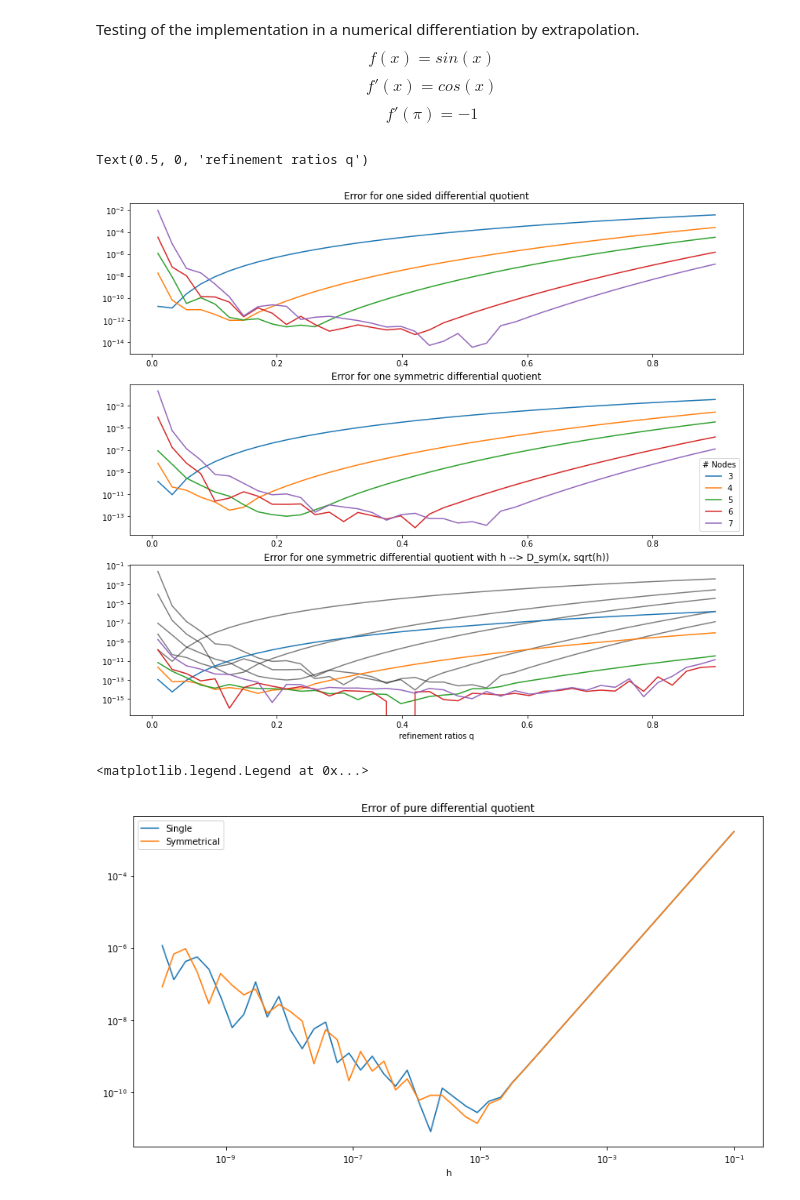
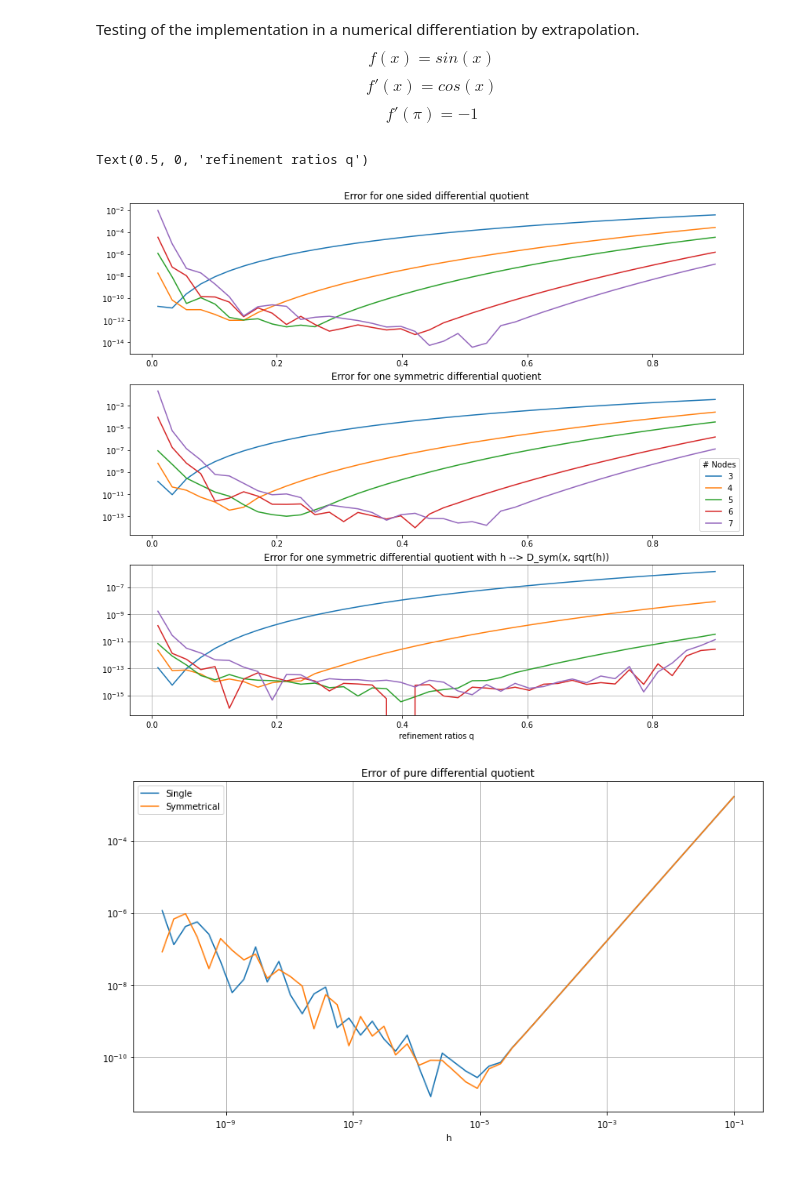
Before and after one commit to MarkFloatingInSpace/Numerical_Computing, a Jupyter notebook: Exercises/Ex1/Mikschi_Ex1.ipynb, the cells around one changed output. Drawn from its saved outputs; the diff is of its cells as text; code cells hidden in the pictures.

```diff
--- a/Exercises/Ex1/Mikschi_Ex1.ipynb
+++ b/Exercises/Ex1/Mikschi_Ex1.ipynb
@@ -325,28 +327,29 @@ for n_idx, n in enumerate(n_list):
 # %%
 fig, axes = plt.subplots(3, 1, figsize = (14, 12))
 axes[0].plot(q_list, error_matrix_single.T)
 axes[0].set_yscale('log')
 
 axes[1].plot(q_list, error_matrix_sym.T)
 #axes[1].plot(q_list, error_matrix_sym_sqrt.T, 'k')
 axes[1].set_yscale('log')
 
 axes[1].legend([str(x) for x in n_list], title="# Nodes")
 
-axes[2].plot(q_list, error_matrix_sym.T, 'k', alpha=0.5)
+#axes[2].plot(q_list, error_matrix_sym.T, 'k', alpha=0.5)
 axes[2].plot(q_list, error_matrix_sym_sqrt.T)
 axes[2].set_yscale('log')
+axes[2].grid()
 
 axes[0].grid()
 axes[1].grid()
 axes[2].grid()
 axes[0].set_title("Error for one sided differential quotient")
 axes[1].set_title("Error for one symmetric differential quotient")
 axes[2].set_title("Error for one symmetric differential quotient with h --> D_sym(x, sqrt(h))")
 axes[2].set_xlabel("refinement ratios q")
 # %% [output]
 Text(0.5, 0, 'refinement ratios q')
-[figure, old version]
+[figure, new version]
 # %%
 h_i_list = np.logspace(-1, -10)
 
@@ -367,6 +370,6 @@ plt.grid()
 plt.title("Error of pure differential quotient")
 plt.xlabel("h")
 plt.legend()
+plt.grid()
 # %% [output]
-<matplotlib.legend.Legend at 0x...>
-[figure, old version]
+[figure, new version]
```
Also changed, not shown: parts of 2 cells of this notebook, 1 other file.
